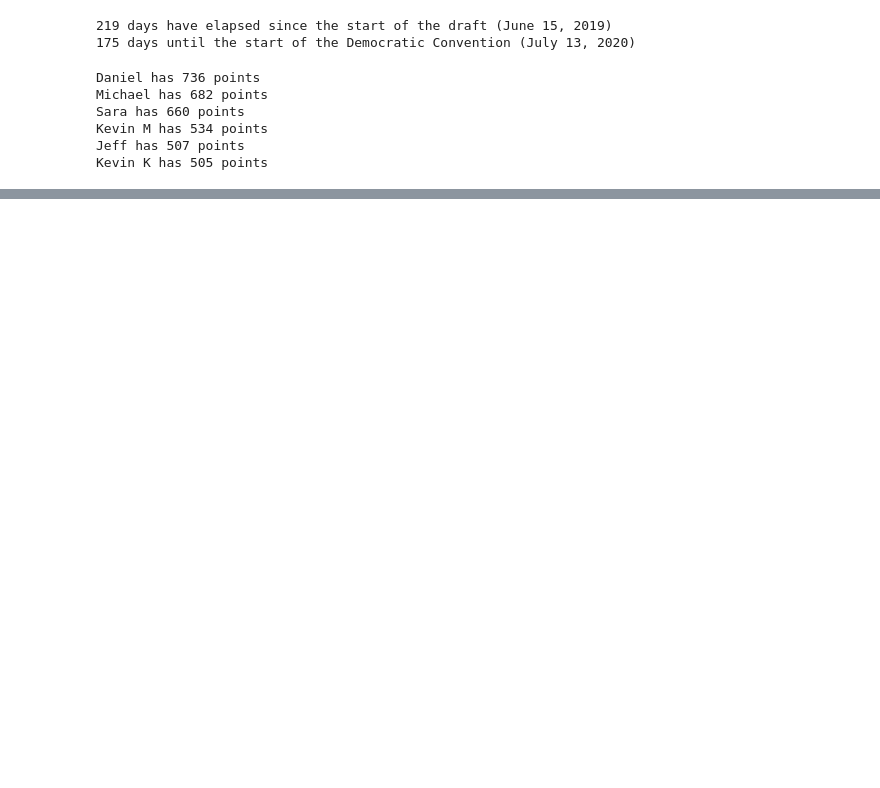
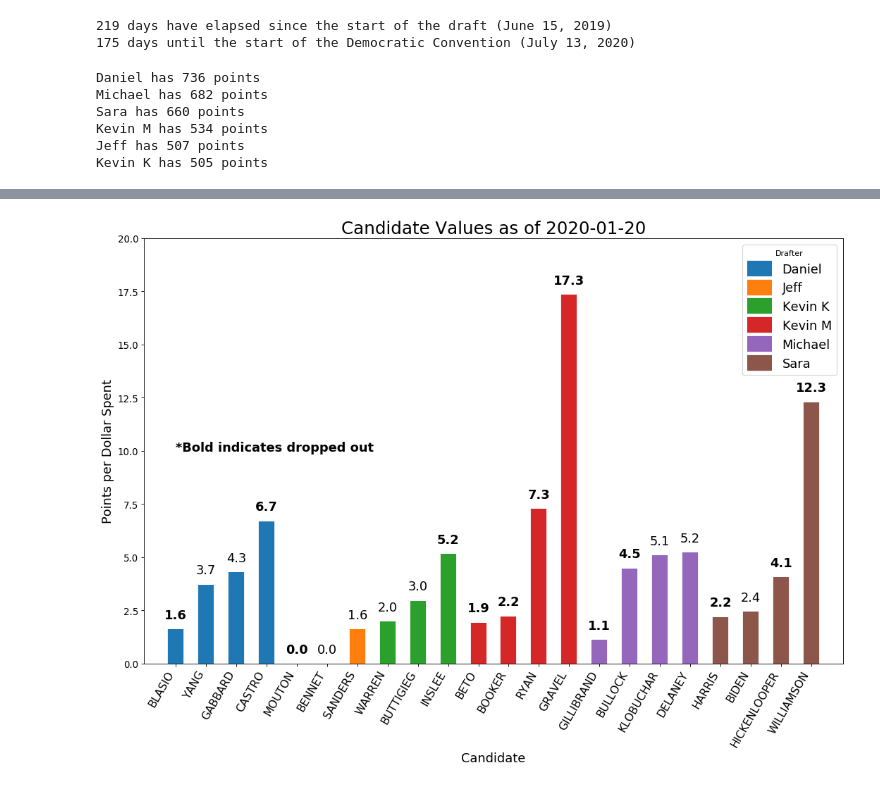
Before and after one commit to graphitical/demmies, a Jupyter notebook: demmies.ipynb, the cells around one changed output, grey strips where cells are left out. Cells and saved outputs as stored; diff of their text form; code cells hidden in the pictures; blank space fills up the shorter version.

```diff
--- a/demmies.ipynb
+++ b/demmies.ipynb
@@ -14,7 +17,8 @@ df["Points Contributed"] = 0
 # %%
 # Calculate date range
 start_date = datetime.date(2019, 6, 15)
-day_delta = (datetime.date.today() - start_date).days
+today_date = datetime.date.today();
+day_delta = (today_date - start_date).days
 print("{0} days have elapsed since the start of the draft (June 15, 2019)".format(day_delta))
 
 primary_delta = (primary_date - datetime.date.today()).days
@@ -33,9 +37,11 @@ for (candidate, drafter) in zip(df.index, df["Drafter"]):
     if(drop_date=="-"):
         drafter_points[drafter] = drafter_points.get(drafter, np.zeros(day_delta)) + ideal_points
         df.at[candidate,"Points Contributed"] = day_delta
+        df.at[candidate,"Value"] = day_delta / df.at[candidate,"Price Drafted"] if df.at[candidate,"Price Drafted"] > 0 else 0.
     else:
         time_in_race = (drop_date.date() - start_date).days
         df.at[candidate,"Points Contributed"] = time_in_race
+        df.at[candidate,"Value"] = time_in_race/df.at[candidate,"Price Drafted"] if df.at[candidate,"Price Drafted"] > 0 else 0.
         temp_points = ideal_points.copy()
         temp_points[-1:time_in_race-1:-1] = time_in_race
         drafter_points[drafter] = drafter_points.get(drafter, np.zeros(day_delta)) + temp_points
@@ -89,0 +98,5 @@ plt.gca().invert_yaxis();
+# %%
+# Sorted by value
+df.sort_values(by=['Drafter','Value'],inplace=True)
+df.reset_index(inplace=True,drop=True)
+df.head()
@@ -89,0 +110,28 @@ plt.gca().invert_yaxis();
+# %%
+# Draw plot
+fig, ax = plt.subplots(figsize=(16,10),facecolor='white',dpi=80)
+for drafter in drafters:
+    tmp = df[df["Drafter"].eq(drafter)]
+    ax.vlines(x=tmp.index, ymin=0, ymax=tmp.Value,color=colors[drafter],alpha=alpha_val,linewidth=20)
+    # Annotation text
+    for index,row in tmp.iterrows():
+        fw = 'normal' if row["Date Dropped"]=='-' else 'bold'
+        ax.text(index,row.Value+0.5,round(row.Value,1),horizontalalignment='center',fontsize=16,fontweight=fw)
+
+
+ax.text(0, 10, "*Bold indicates dropped out",fontweight='bold',fontsize=16)
+
+# Title, Label, Ticks and Ylim
+ax.set_title("Candidate Values as of {}".format(datetime.date.today()),fontdict={'size':22})
+ax.set(ylim=(0,20))
+ax.set_ylabel("Points per Dollar Spent",fontsize=16)
+ax.set_xlabel("Candidate",fontsize=16)
+plt.xticks(df.index, df.Candidate.str.upper(),rotation=60,horizontalalignment='right',fontsize=14)
+plt.yticks(fontsize=12);
+plt.legend(drafters,title="Drafter",fontsize=16);
+
+# Save fig
+plt.savefig("figs/candidate_values_{}.png".format(datetime.date.today()))
+plt.savefig("figs/candidate_values.png")
+# %% [output]
+[figure, added]
```
Also changed, not shown: parts of 10 cells of this notebook, 1 other file.
